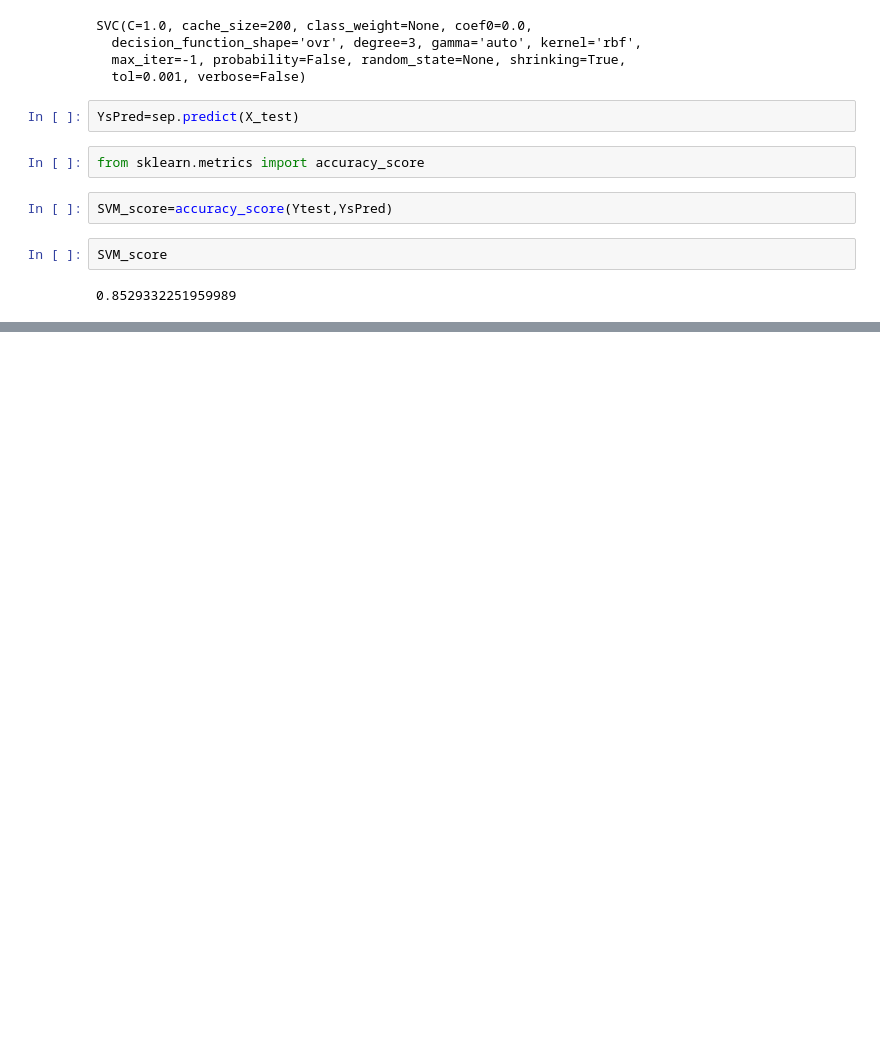
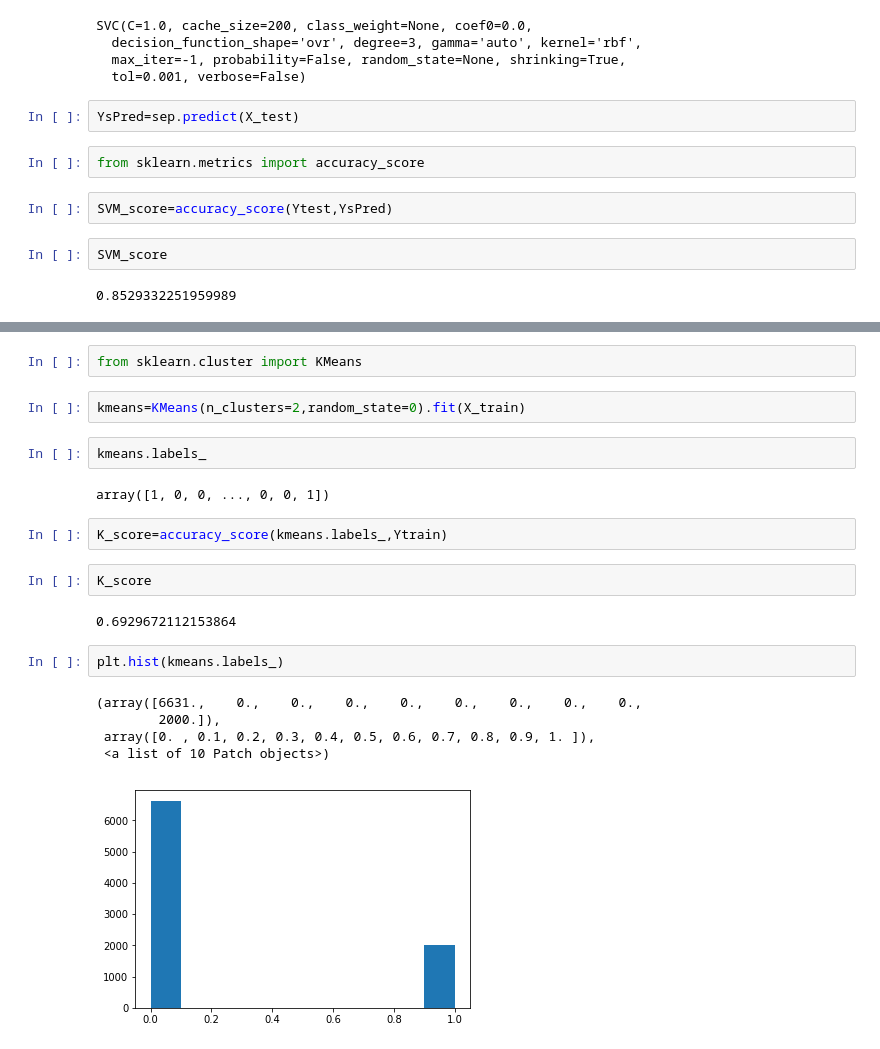
Before and after one commit to AkashPandey8789/MLProject, a Jupyter notebook: MLProjectCA.ipynb, the cells around one changed output, grey strips where cells are left out. Drawn from its saved outputs; the diff is of its cells as text; blank space fills up the shorter version.

```diff
--- a/MLProjectCA.ipynb
+++ b/MLProjectCA.ipynb
@@ -362,0 +363,22 @@ SVM_score
+# %%
+from sklearn.cluster import KMeans
+# %%
+kmeans=KMeans(n_clusters=2,random_state=0).fit(X_train)
+# %%
+kmeans.labels_
+# %% [output]
+array([1, 0, 0, ..., 0, 0, 1])
+# %%
+K_score=accuracy_score(kmeans.labels_,Ytrain)
+# %%
+K_score
+# %% [output]
+0.6929672112153864
+# %%
+plt.hist(kmeans.labels_)
+# %% [output]
+(array([6631.,    0.,    0.,    0.,    0.,    0.,    0.,    0.,    0.,
+        2000.]),
+ array([0. , 0.1, 0.2, 0.3, 0.4, 0.5, 0.6, 0.7, 0.8, 0.9, 1. ]),
+ <a list of 10 Patch objects>)
+[figure, added]
```
Also changed, not shown: parts of 6 cells of this notebook.
